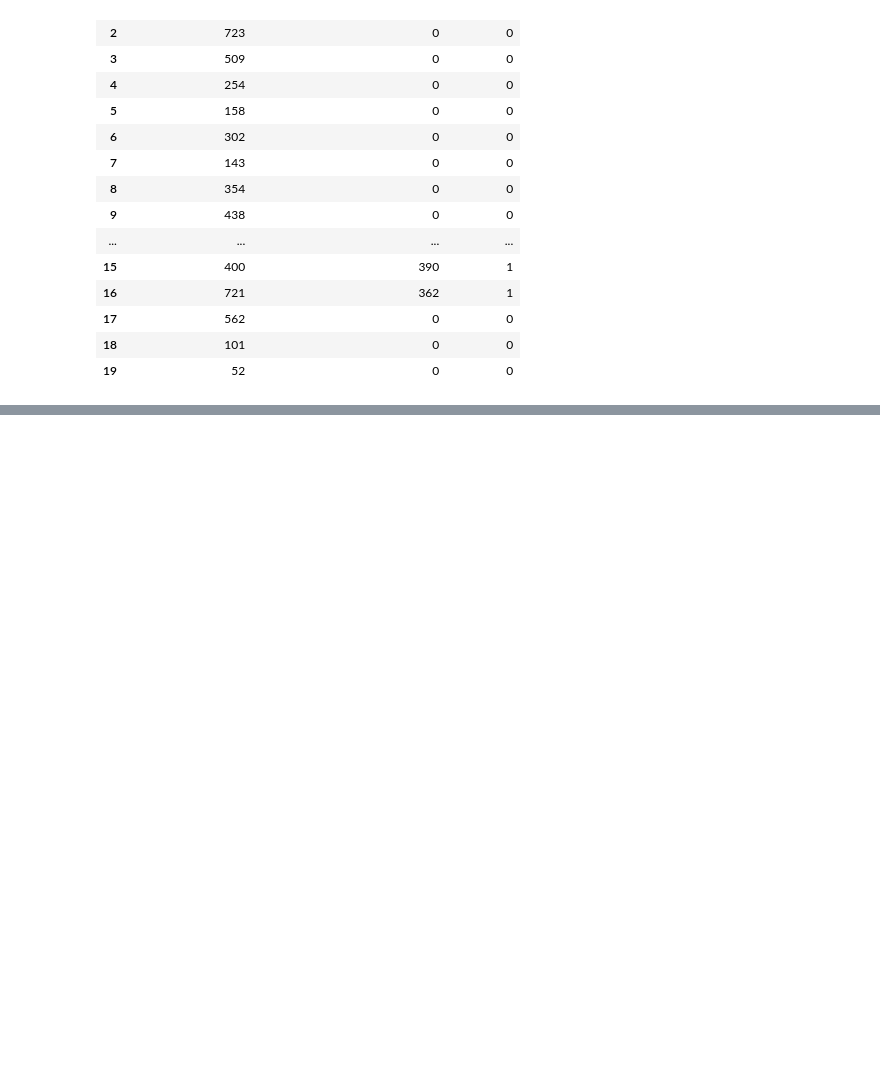
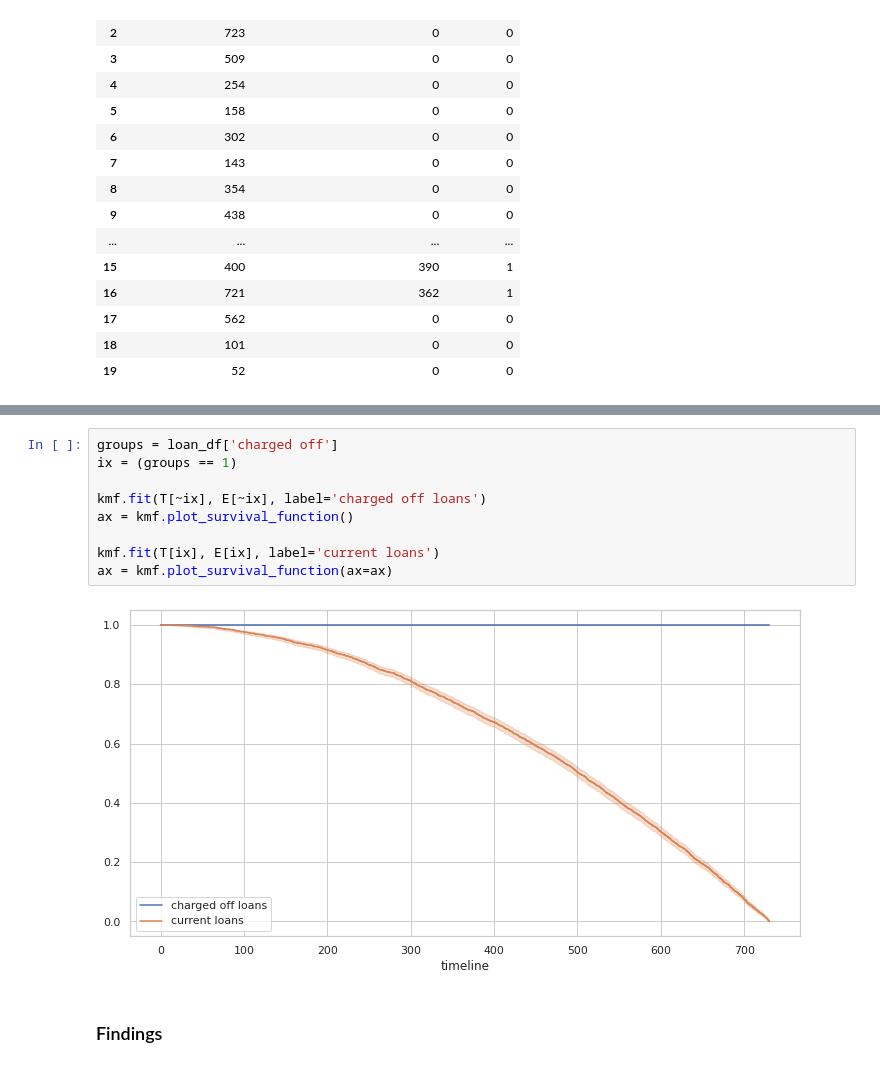
Before and after one commit to NLSanyu/assessment-data-science, a Jupyter notebook: loan_charge_off.ipynb, the cells around one changed output, grey strips where cells are left out. Saved outputs shown, nothing was run; the diff lists cells and outputs as text; blank space fills up the shorter version.

```diff
--- a/loan_charge_off.ipynb
+++ b/loan_charge_off.ipynb
@@ -177,0 +158,13 @@ kmf.plot_survival_function()
+# %%
+groups = loan_df['charged off']
+ix = (groups == 1)
+
+kmf.fit(T[~ix], E[~ix], label='charged off loans')
+ax = kmf.plot_survival_function()
+
+kmf.fit(T[ix], E[ix], label='current loans')
+ax = kmf.plot_survival_function(ax=ax)
+# %% [output]
+[figure, added]
+# %% [markdown]
+### Findings
```
Also changed, not shown: parts of 14 cells of this notebook.
